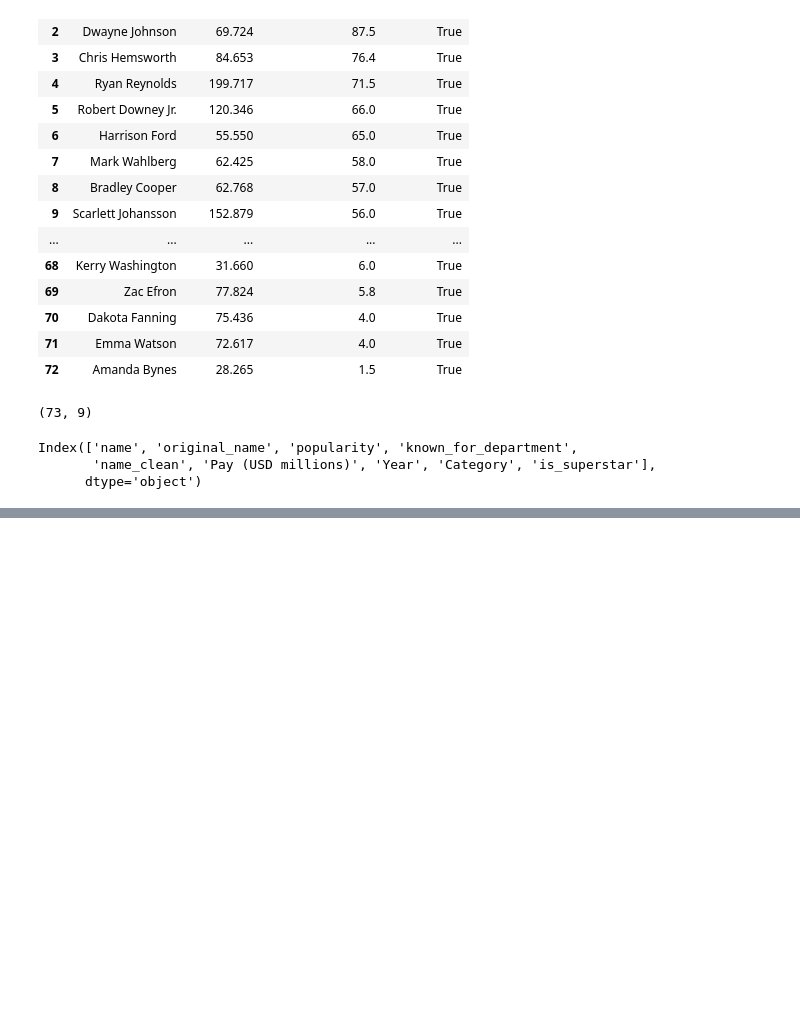
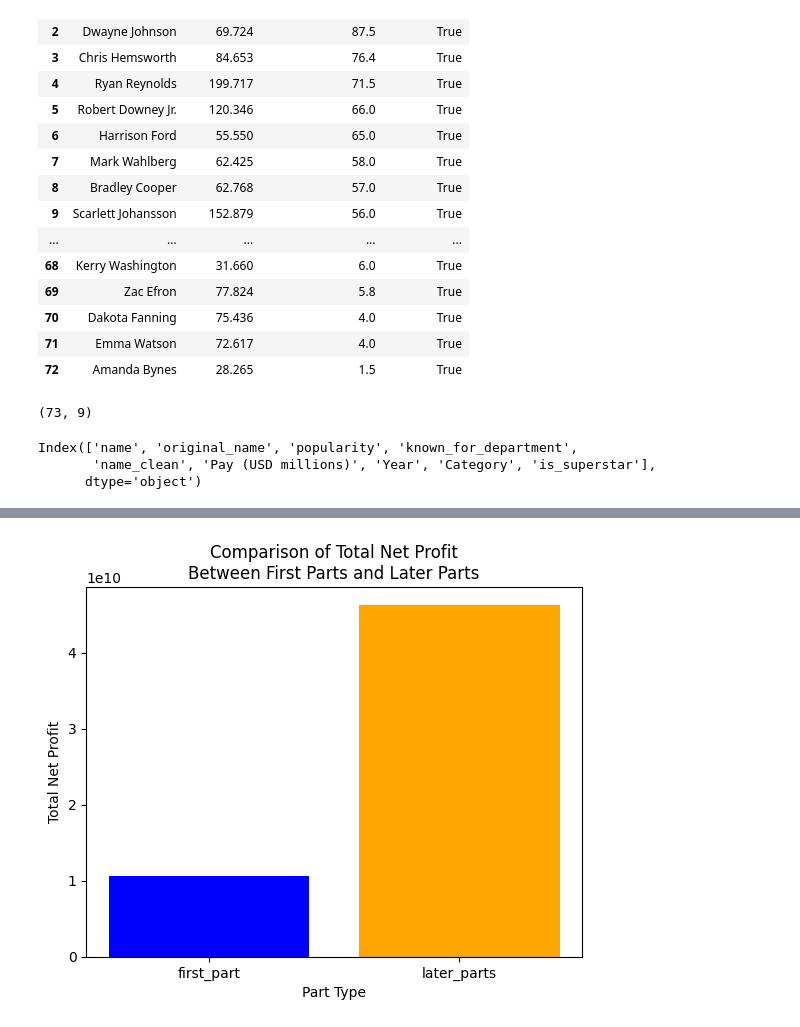
Before and after one commit to Noore573/MovieRevenue, a Jupyter notebook: CombinedNotebook.ipynb, the cells around one changed output, grey strips where cells are left out. Drawn from its saved outputs; the diff is of its cells as text; code cells hidden in the pictures; blank space fills up the shorter version.

```diff
--- a/CombinedNotebook.ipynb
+++ b/CombinedNotebook.ipynb
@@ -2501,0 +2809,3 @@ merged_df[['name', 'popularity', 'Pay (USD millions)', 'is_superstar']].to_csv('
+# %%
+negative_profit_movies = english_movies[english_movies['profit'] < 0]
+print(f"عدد الأفلام التي حققت خسائر: {len(negative_profit_movies)}")
@@ -2501,0 +2834,6 @@ merged_df[['name', 'popularity', 'Pay (USD millions)', 'is_superstar']].to_csv('
+# %%
+unique_genres = negative_profit_movies['genres'].unique()
+print(f"عدد أنواع الأفلام الفريدة في افلام الخاسرة: {len(unique_genres)}")
+most_common_losing_genre = negative_profit_movies['genres'].value_counts().idxmax()
+count = negative_profit_movies['genres'].value_counts().max()
+print(f"أكثر نوع فيلم خسر هو: {most_common_losing_genre} وعدده: {count}")
@@ -2501,0 +3206,11 @@ merged_df[['name', 'popularity', 'Pay (USD millions)', 'is_superstar']].to_csv('
+# %%
+
+df = english_movies.copy()
+df_sorted = df.sort_values(by=['title', 'release_year'])
+parts = df_sorted.groupby('title').agg({
+    'release_year': lambda years: list(years.unique()),
+    'id': 'count'
+}).reset_index()
+
+parts_with_multiple_years = parts[parts['id'] > 1]
+print(parts_with_multiple_years[['title', 'release_year']])
@@ -2501,0 +3236,22 @@ merged_df[['name', 'popularity', 'Pay (USD millions)', 'is_superstar']].to_csv('
+# %%
+
+first_release = df_sorted.groupby('title')['release_year'].min().reset_index()
+first_release = first_release.rename(columns={'release_year': 'first_year'})
+
+df_merged = pd.merge(df_sorted, first_release, on='title')
+
+df_merged['part_type'] = df_merged.apply(lambda row: 'first_part' if row['release_year'] == row['first_year'] else 'later_parts', axis=1)
+
+
+multi_parts_titles = parts_with_multiple_years['title'].tolist()
+df_multi = df_merged[df_merged['title'].isin(multi_parts_titles)]
+
+profit_summary = df_multi.groupby('part_type')['profit'].sum().reset_index()
+
+plt.bar(profit_summary['part_type'], profit_summary['profit'], color=['blue', 'orange'])
+plt.title('Comparison of Total Net Profit\nBetween First Parts and Later Parts')
+plt.xlabel('Part Type')
+plt.ylabel('Total Net Profit')
+plt.show()
+# %% [output]
+[figure, added]
```
Also changed, not shown: parts of 79 cells of this notebook.
